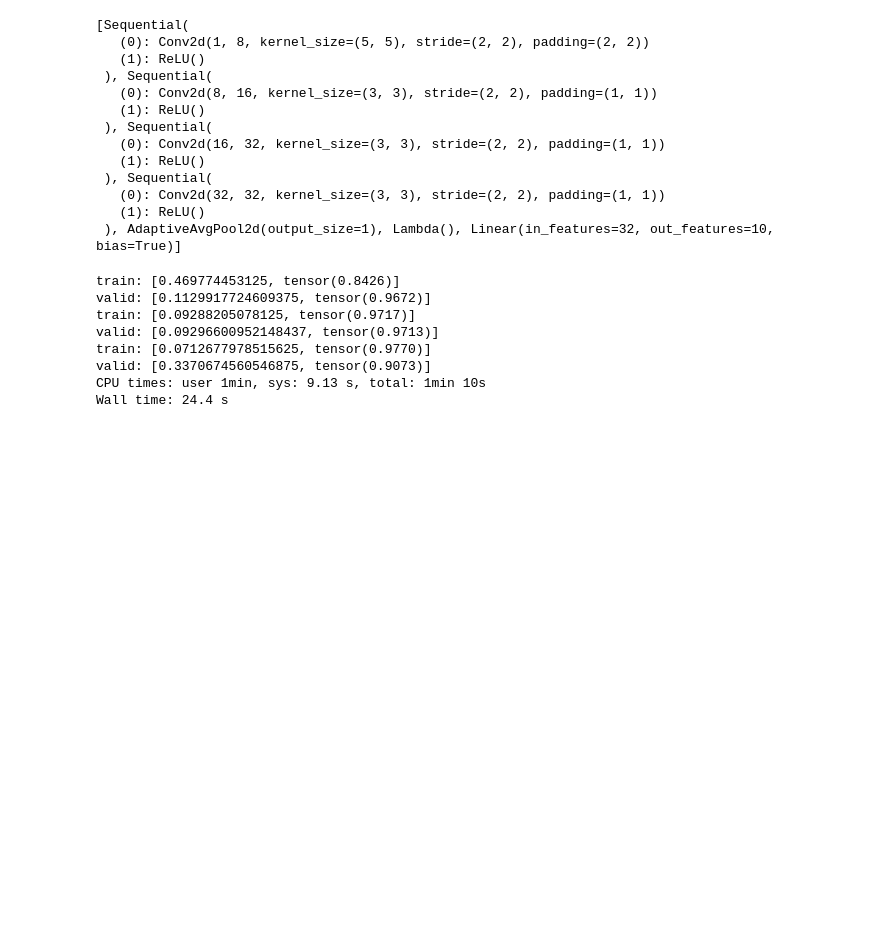
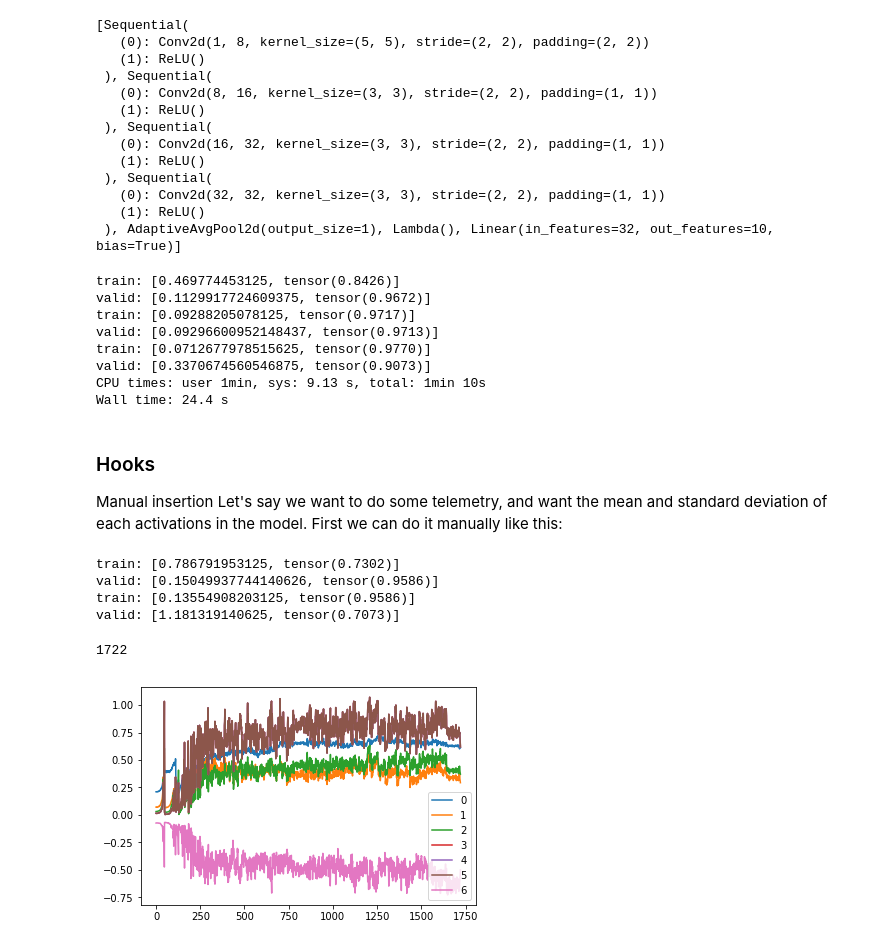
Before and after one commit to averma12/DL-from-scratch, a Jupyter notebook: CNN_batchNorm.ipynb, the cells around one changed output. Cells and saved outputs as stored; diff of their text form; code cells hidden in the pictures; blank space fills up the shorter version.

Commit message:
Added Hooks layer and analysis

```diff
--- a/CNN_batchNorm.ipynb
+++ b/CNN_batchNorm.ipynb
@@ -243,3 +243,44 @@ train: [0.0712677978515625, tensor(0.9770)]
 valid: [0.3370674560546875, tensor(0.9073)]
 CPU times: user 1min, sys: 9.13 s, total: 1min 10s
 Wall time: 24.4 s
+# %% [markdown]
+
+### Hooks
+
+Manual insertion
+Let's say we want to do some telemetry, and want the mean and standard deviation of each activations in the model. First we can do it manually like this:
+# %%
+class SequentialModel(nn.Module):
+    def __init__(self, *layers):
+        super().__init__()
+        self.layers = nn.ModuleList(layers)
+        self.act_means = [[] for _ in layers]
+        self.act_stds  = [[] for _ in layers]
+
+    def __call__(self, x):
+        for i,l in enumerate(self.layers):
+            x = l(x)
+            self.act_means[i].append(x.data.mean())
+            self.act_stds [i].append(x.data.std ())
+        return x
+
+    def __iter__(self): return iter(self.layers)
+# %%
+model =  SequentialModel(*get_cnn_layers(data, nfs))
+learn,run = get_runner(model, data, lr=0.5, cbs=cbfs)
+# %%
+run.fit(2, learn)
+# %% [output]
+train: [0.786791953125, tensor(0.7302)]
+valid: [0.15049937744140626, tensor(0.9586)]
+train: [0.13554908203125, tensor(0.9586)]
+valid: [1.181319140625, tensor(0.7073)]
+# %%
+len(model.act_means[0])
+# %% [output]
+1722
+# %%
+for l in model.act_means: plt.plot(l)
+plt.legend(range(7));
+# %% [output]
+[figure, added]
```
Also changed, not shown: parts of 32 cells of this notebook.
